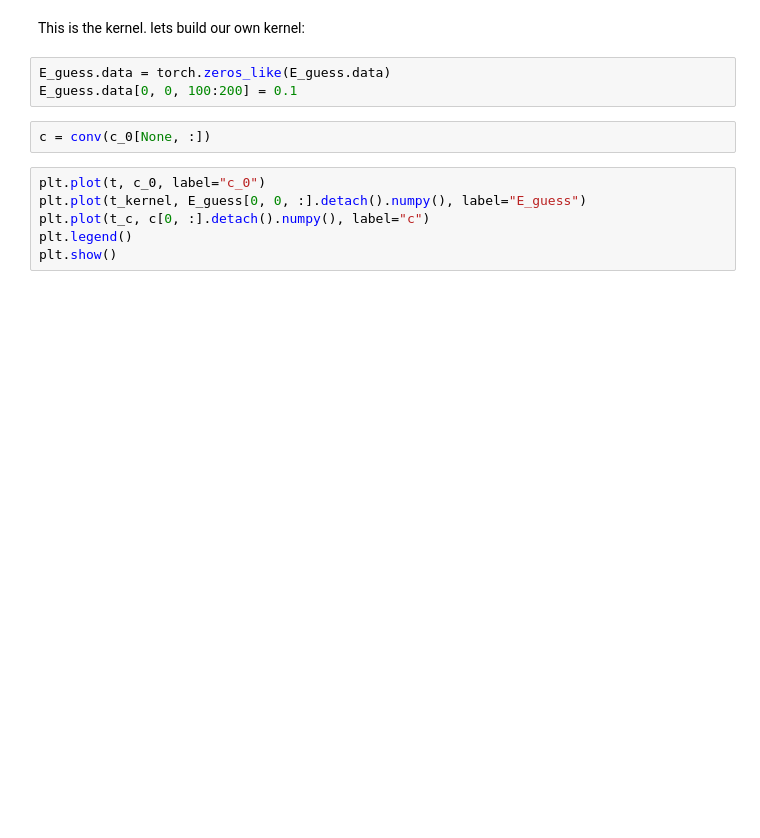
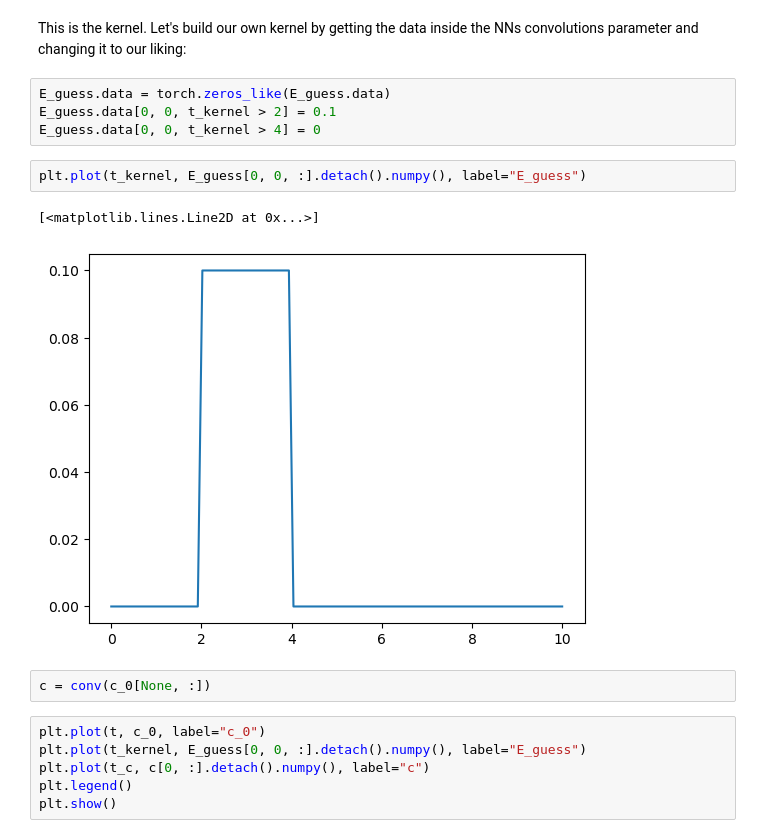
Before and after one commit to ChemRxnEngLab/nRTD, a Jupyter notebook: toy_example.ipynb, the cells around one changed output. Cells and saved outputs as stored; diff of their text form; blank space fills up the shorter version.

```diff
--- a/toy_example.ipynb
+++ b/toy_example.ipynb
@@ -85,8 +121,14 @@ list(conv.parameters())
 # %% [markdown]
-This is the kernel. lets build our own kernel:
+This is the kernel. Let's build our own kernel by getting the data inside the NNs convolutions parameter and changing it to our liking:
 # %%
 E_guess.data = torch.zeros_like(E_guess.data)
-E_guess.data[0, 0, 100:200] = 0.1
+E_guess.data[0, 0, t_kernel > 2] = 0.1
+E_guess.data[0, 0, t_kernel > 4] = 0
+# %%
+plt.plot(t_kernel, E_guess[0, 0, :].detach().numpy(), label="E_guess")
+# %% [output]
+[<matplotlib.lines.Line2D at 0x...>]
+[figure, added]
 # %%
 c = conv(c_0[None, :])
 # %%
```
Also changed, not shown: parts of 30 cells of this notebook.
